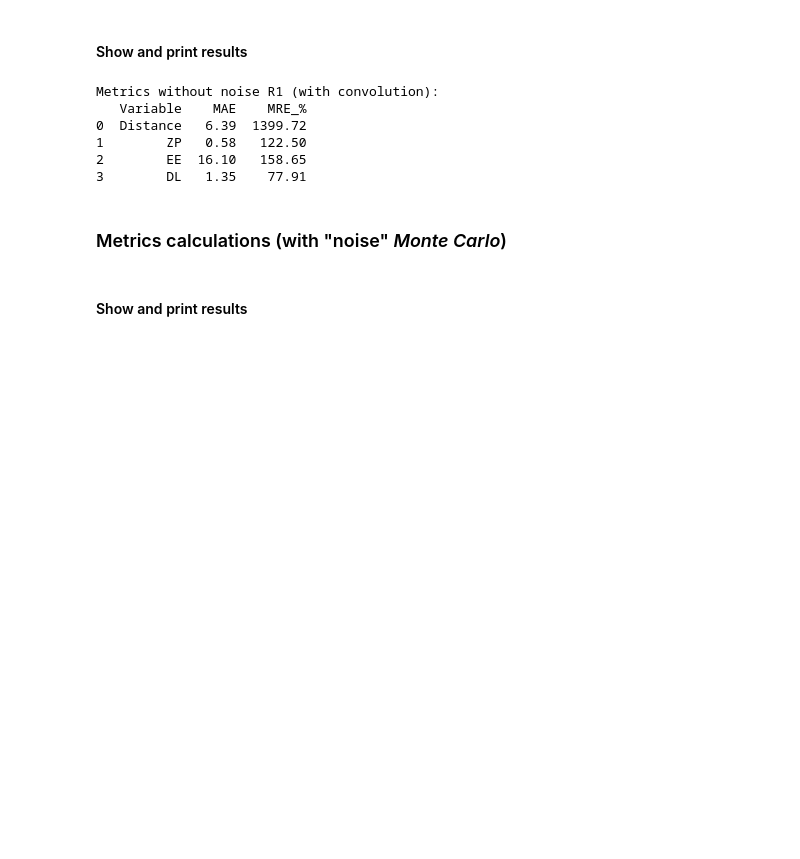
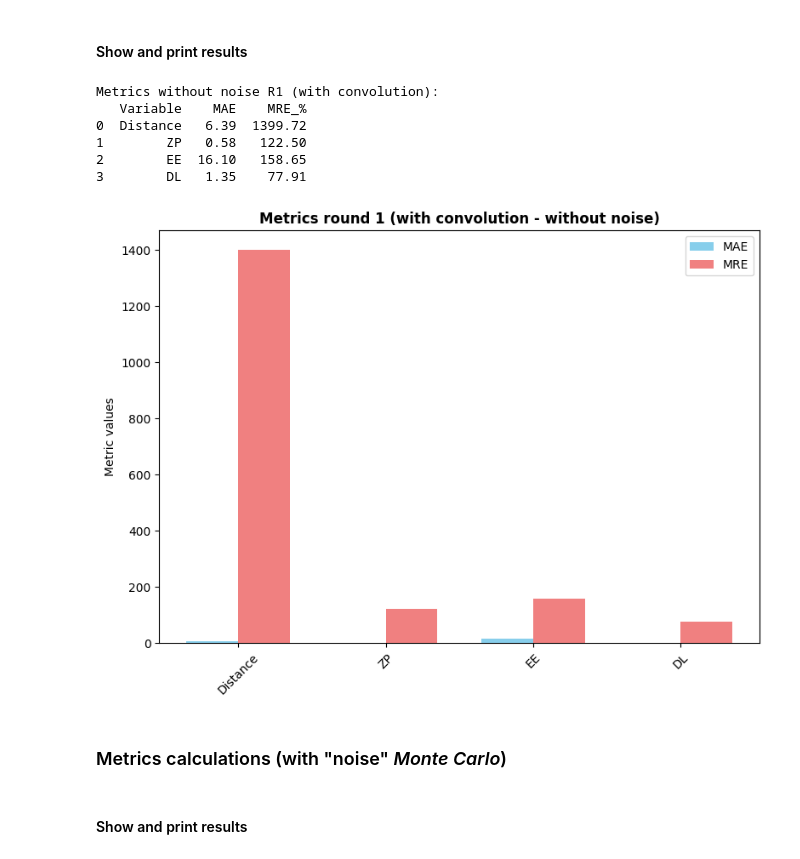
Before and after one commit to emma-reig/TFM_MuBiB_Emma-Reig, a Jupyter notebook: Design_Expert/Experimental_synthesis/Without convolution/Synthesis_metrics.ipynb, the cells around one changed output. Drawn from its saved outputs; the diff is of its cells as text; code cells hidden in the pictures; blank space fills up the shorter version.

```diff
--- a/Design_Expert/Experimental_synthesis/Without convolution/Synthesis_metrics.ipynb
+++ b/Design_Expert/Experimental_synthesis/Without convolution/Synthesis_metrics.ipynb
@@ -292,6 +304,29 @@ Metrics without noise R1 (with convolution):
 1        ZP   0.58   122.50
 2        EE  16.10   158.65
 3        DL   1.35    77.91
+# %%
+variables_wo_noise_conv_R1 = metrics_wo_noise_conv_R1["Variable"].unique()
+
+df_plot = metrics_wo_noise_conv_R1.set_index("Variable").loc[variables_wo_noise_conv_R1]
+
+x = np.arange(len(variables_wo_noise_conv_R1))
+
+width = 0.35
+
+plt.figure(figsize=(8,6))
+
+plt.bar(x - width/2, df_plot["MAE"], width, label="MAE", color="skyblue")
+plt.bar(x + width/2, df_plot["MRE_%"], width, label="MRE", color="lightcoral")
+
+plt.xticks(x, variables_wo_noise_conv_R1, rotation=45)
+plt.ylabel("Metric values")
+plt.title("Metrics round 1 (with convolution - without noise)", fontweight="bold")
+plt.legend()
+
+plt.tight_layout()
+plt.show()
+# %% [output]
+[figure, added]
 # %% [markdown]
 ### Metrics calculations (with "noise" *Monte Carlo*)
 # %%
```
Also changed, not shown: parts of 35 cells of this notebook, 4 other files.
